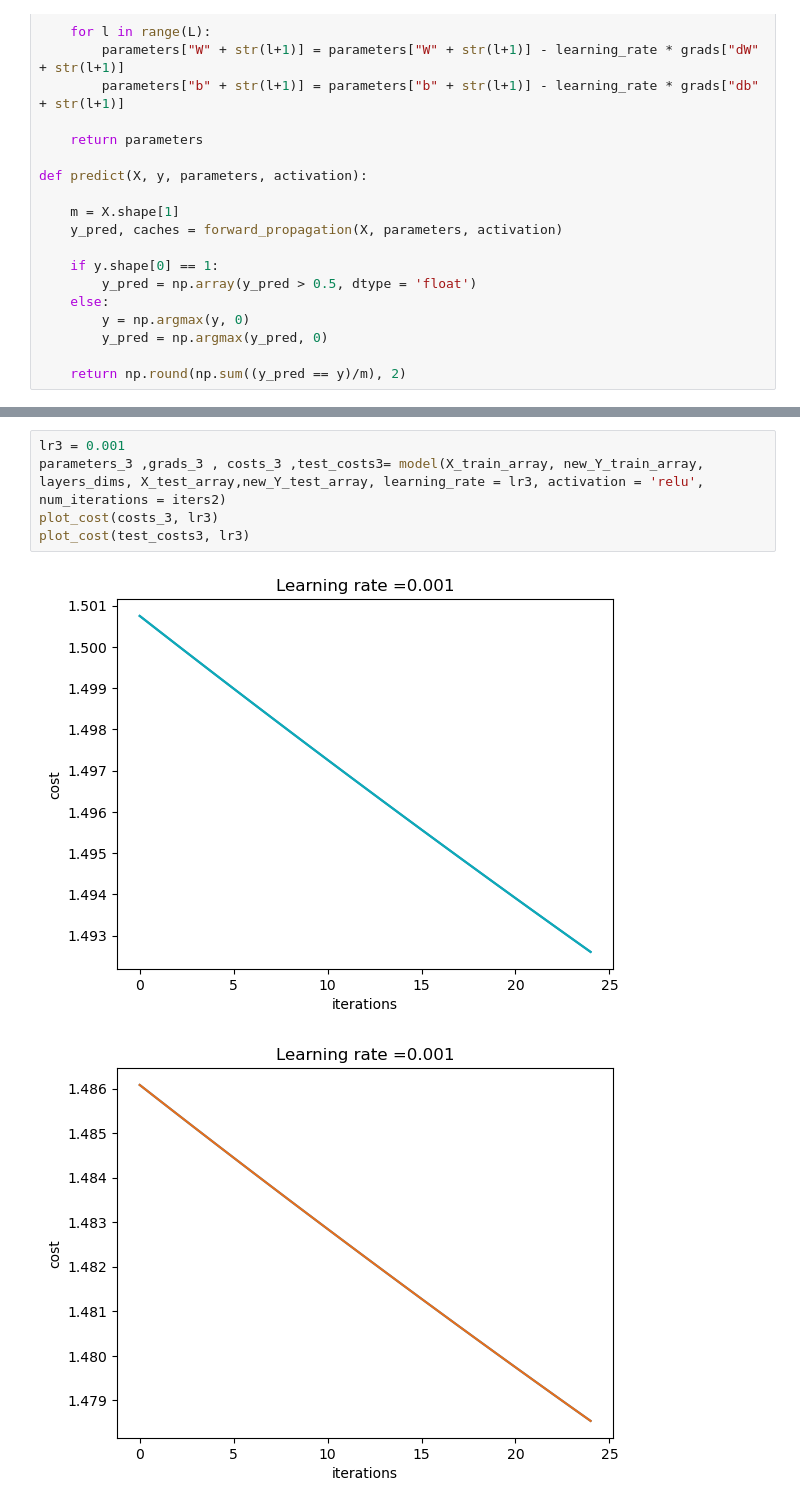
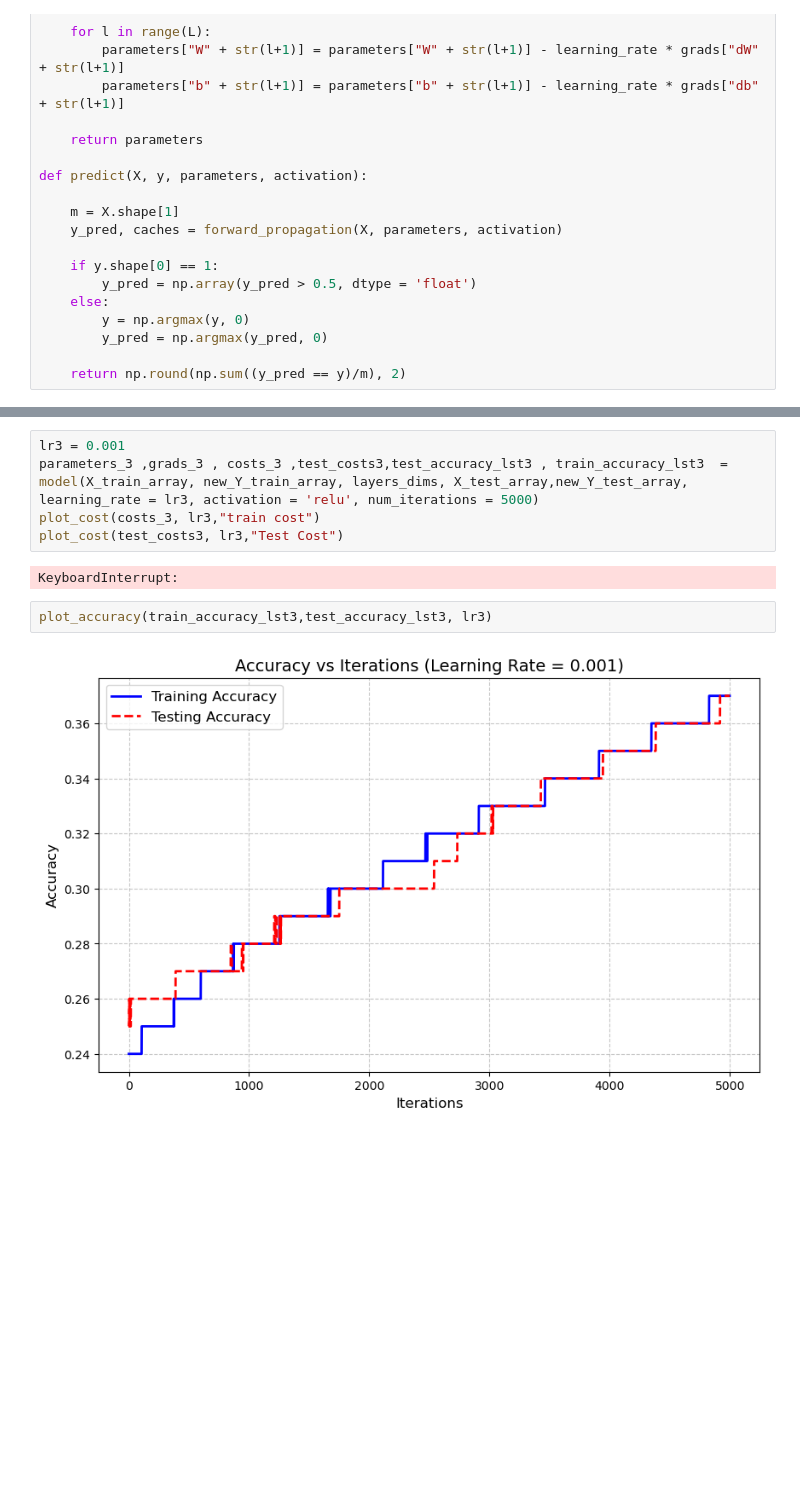
Before and after one commit to 210352R/NN_From_Scratch, a Jupyter notebook: Task_2/train.ipynb, the cells around one changed output, grey strips where cells are left out. Drawn from its saved outputs; the diff is of its cells as text; blank space fills up the shorter version.

```diff
--- a/Task_2/train.ipynb
+++ b/Task_2/train.ipynb
@@ -307,10 +347,13 @@ plot_cost(test_costs2, lr2)
 # %%
 lr3 = 0.001
-parameters_3 ,grads_3 , costs_3 ,test_costs3= model(X_train_array, new_Y_train_array, layers_dims, X_test_array,new_Y_test_array, learning_rate = lr3, activation = 'relu', num_iterations = iters2)
-plot_cost(costs_3, lr3)
-plot_cost(test_costs3, lr3)
+parameters_3 ,grads_3 , costs_3 ,test_costs3,test_accuracy_lst3 , train_accuracy_lst3  = model(X_train_array, new_Y_train_array, layers_dims, X_test_array,new_Y_test_array, learning_rate = lr3, activation = 'relu', num_iterations = 5000)
+plot_cost(costs_3, lr3,"train cost")
+plot_cost(test_costs3, lr3,"Test Cost")
 # %% [output]
-[figure, removed]
-[figure, removed]
+KeyboardInterrupt:
+# %%
+plot_accuracy(train_accuracy_lst3,test_accuracy_lst3, lr3)
+# %% [output]
+[figure, added]
 # %%
 lr4= 1
```
Also changed, not shown: parts of 12 cells of this notebook, 17 other files.
